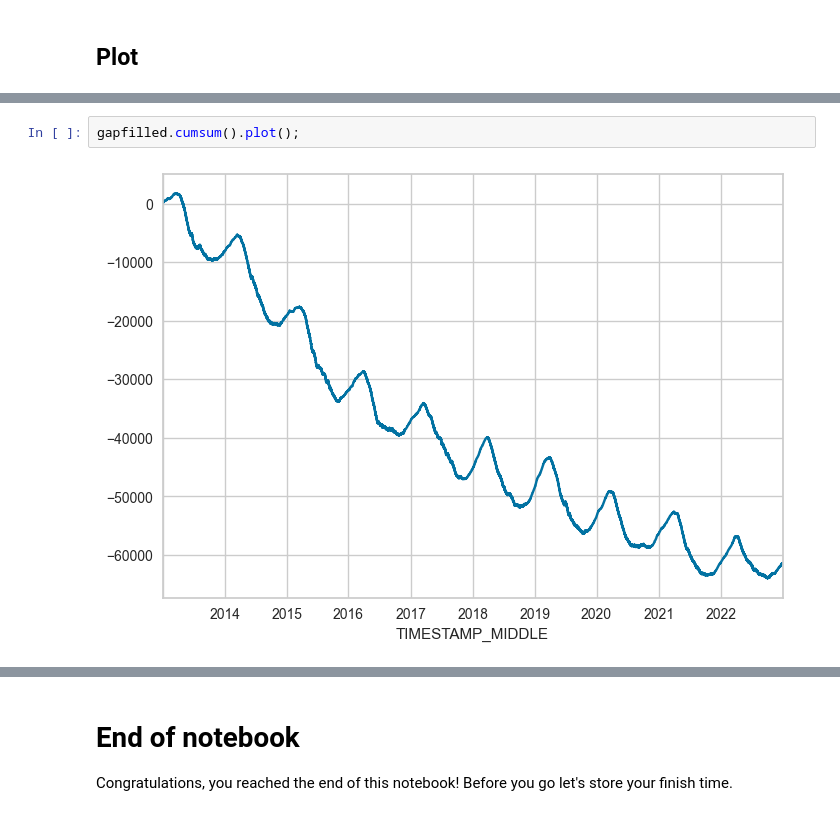
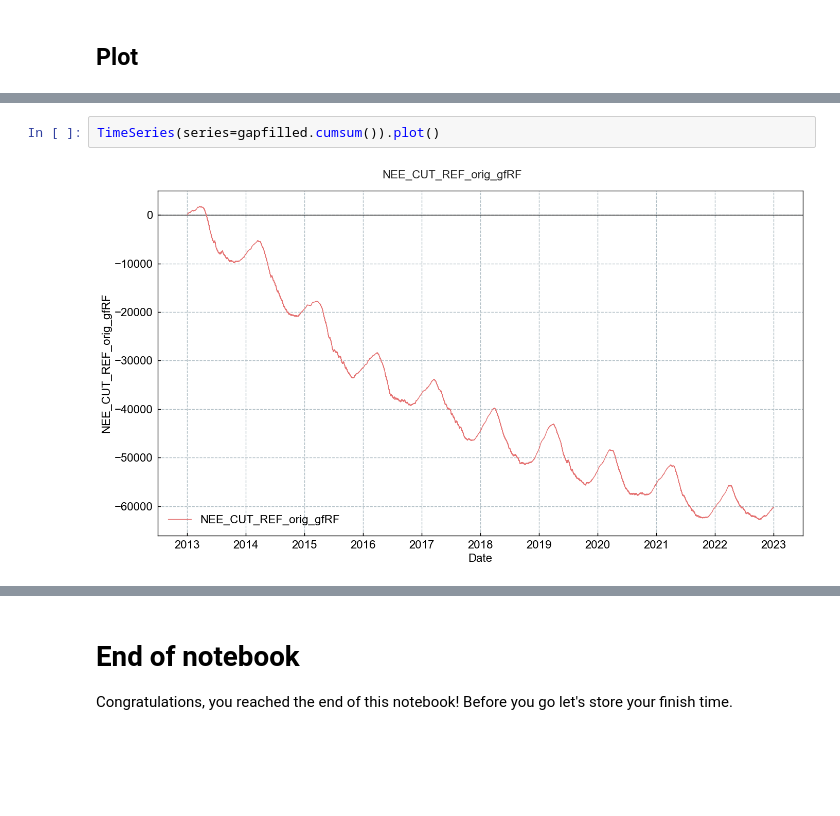
Before and after one commit to holukas/diive, a Jupyter notebook: notebooks/GapFilling/RandomForestGapFilling.ipynb, the cells around one changed output, grey strips where cells are left out. Drawn from its saved outputs; the diff is of its cells as text; blank space fills up the shorter version.

```diff
--- a/notebooks/GapFilling/RandomForestGapFilling.ipynb
+++ b/notebooks/GapFilling/RandomForestGapFilling.ipynb
@@ -444,7 +450,7 @@ HeatmapDateTime(series=gapfilled, ax=axs[1]).plot()
-# %%
-gapfilled.cumsum().plot();
-# %% [output]
-[figure, removed]
+# %%
+TimeSeries(series=gapfilled.cumsum()).plot()
+# %% [output]
+[figure, added]
 # %% [markdown]
 </br>
 # %% [markdown]
```
Also changed, not shown: parts of 23 cells of this notebook, 14 other files.
